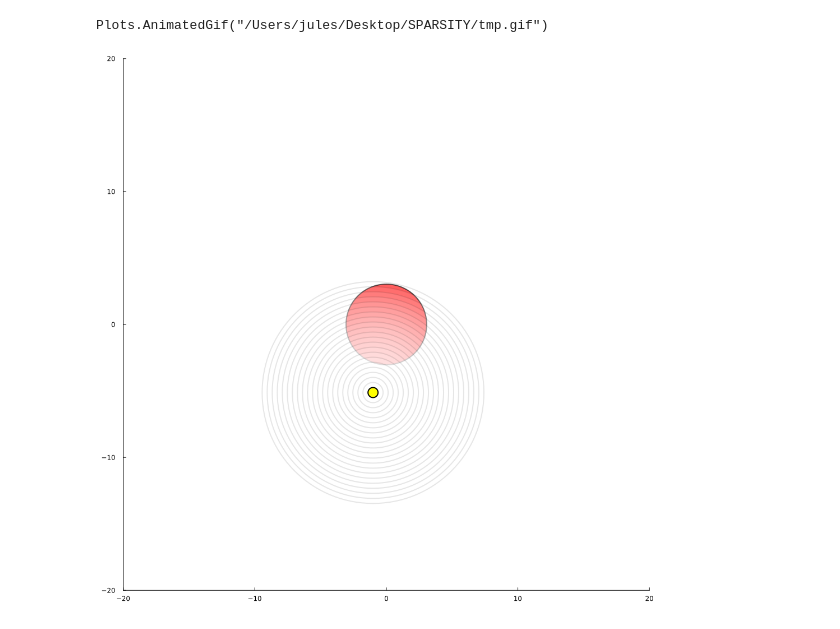
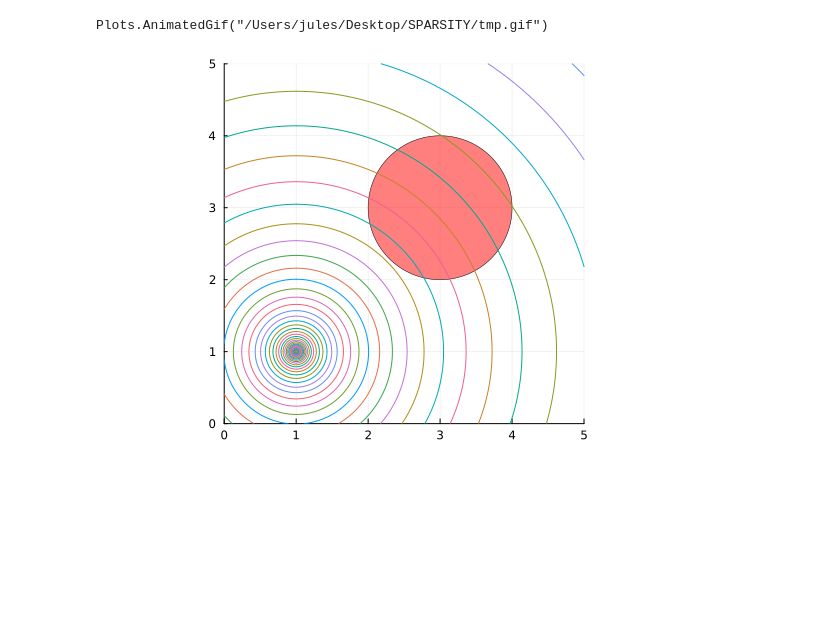
Before and after one commit to JulesMorand/SPARSITY, a Jupyter notebook: arc_intersection_angle.ipynb, the cells around one changed output. Drawn from its saved outputs; the diff is of its cells as text; code cells hidden in the pictures; blank space fills up the shorter version.

```diff
--- a/arc_intersection_angle.ipynb
+++ b/arc_intersection_angle.ipynb
@@ -255,20 +233,0 @@ plot!(legend = false,grid=false,size=(1000,1000))
-# %%
-using Plots
-using Random
-#Random.seed!(2018)
-x = [0]
-y = [0]
-ms = [80]
-col=["red"]
-scatter(x, y, markersize=ms,color=col,alpha=0.7,label="Cell")
-for i in 1:20
-    x,y=GenerateHit(R,Rk)
-    x=[x]
-    y=[y]
-    ms = [5]
-
-    scatter!(x, y, markersize=ms,color=:yellow,label="track")
-end
-xlims!(-20,20)
-ylims!(-20,20)
-plot!(legend = false,grid=false,size=(1000,1000))
@@ -309,33 +268,34 @@ end every 10
 # %% [output]
 [ Info: Saved animation to /Users/jules/Desktop/SPARSITY/tmp.gif
 Plots.AnimatedGif("/Users/jules/Desktop/SPARSITY/tmp.gif")
-# %%
-using Plots
-using Random
-Random.seed!(2024)
-x = [0]
-y = [0]
-ms = [80]
-col=["red"]
-scatter(x, y, markersize=ms,color=col,alpha=0.7,label="Cell")
-x,y=GenerateHit(R,Rk)
-x=[x]
-y=[y]
-for i in 1:22
-
-    ms = [(23-i)*10]
-    if i==22
-        scatter!(x, y, markersize=ms,color=:yellow,alpha=1,label="track")
-    else
-        scatter!(x, y, markersize=ms,color=:white,alpha=0.1,label="track")
-
-    end
-end
-xlims!(-20,20)
-ylims!(-20,20)
-plot!(legend = false,grid=false,size=(1000,1000))
-# %% [output]
-[figure, removed]
+# %%
+Base.@kwdef mutable struct Hit
+    x::Float64 = 1.
+    y::Float64 = 1.
+    r::Float64 = 1.
+end
+function step!(H::Hit,r::Float64)
+    H.r=r
+end
+H=Hit()
+
+plt=plot(circleShape(3,3,1),
+    seriestype=:shape,
+    color=:Red,
+    fillalpha=0.5,
+    lw=0.5,
+    xlim=(0,5),
+    ylim=(0,5),
+    legend=false,
+    aspect_ratio=1)
+
+for i in 50:length(Radius)
+    step!(H,Radius[i])
+    plot!(circleShape(H.x,H.y,H.r))
+end
+display(plt)
+# %% [output]
+[figure, added]
 # %%
 function distribute_dose!(nucleus::Nucleus_Integral_t, track::Track)
         x_track, y_track = track.getPosition()
```
Also changed, not shown: parts of 5 cells of this notebook, 4 other files.
